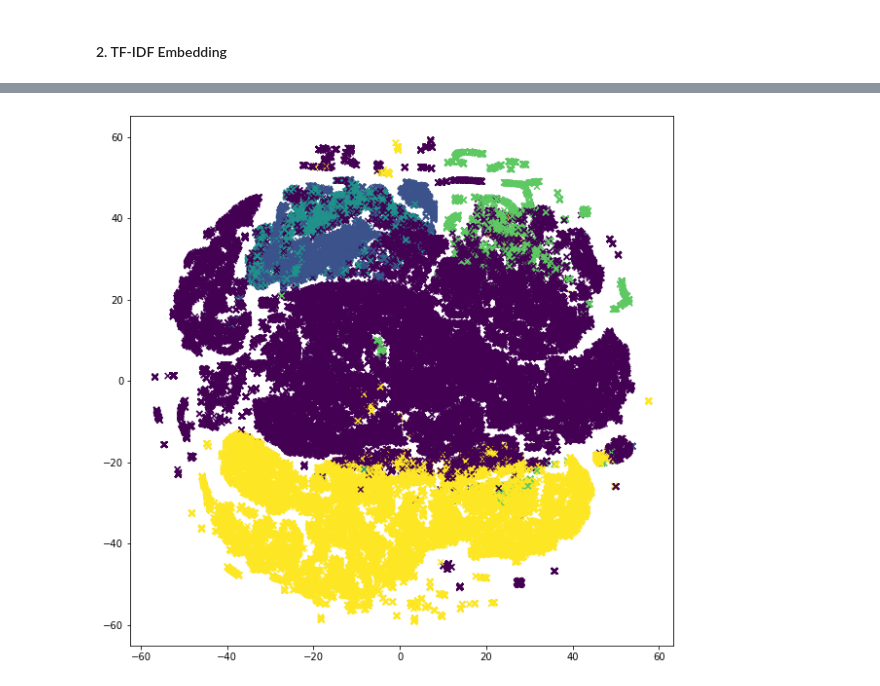
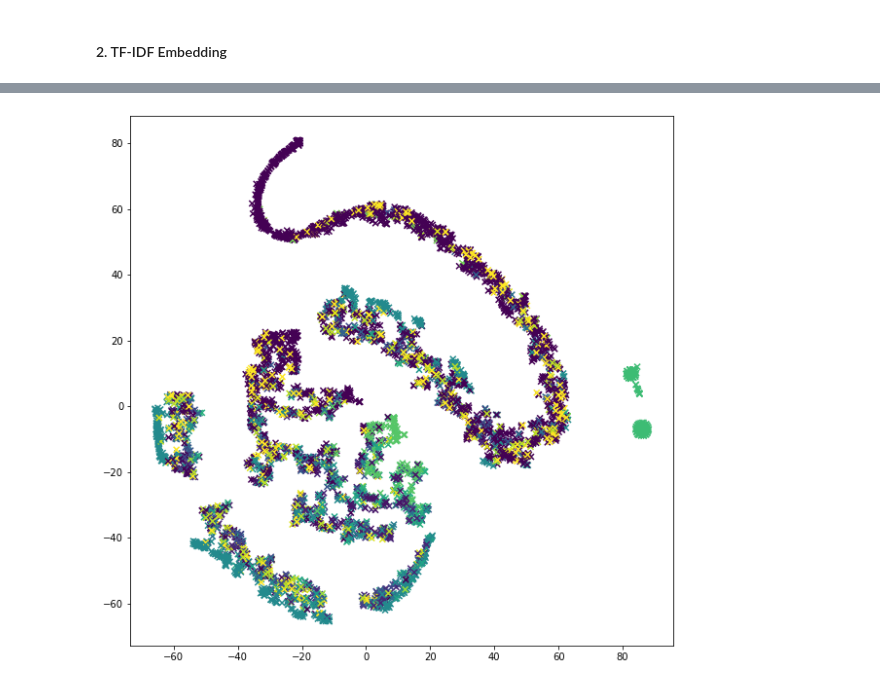
Before and after one commit to Skeneybao/MS-Competition, a Jupyter notebook: Topic Modeling/Topic Modeling.ipynb, the cells around one changed output, grey strips where cells are left out. Cells and saved outputs as stored; diff of their text form; code cells hidden in the pictures.

```diff
--- a/Topic Modeling/Topic Modeling.ipynb
+++ b/Topic Modeling/Topic Modeling.ipynb
@@ -350,5 +321,8 @@ from sklearn.cluster import KMeans
 # %%
-k = '202005'
+k = '2020-05'
+
+#must trandform string to token here (as word2vec only accepts tokenized data)
+token_data[k] = [s.split() for s in DP.textdata()[k]]
 word2vec_model[k] = Word2Vec(token_data[k], min_count = 1, size=32)
 word_vectors[k] = word2vec_model[k].wv.syn0
 num_clusters = 10
@@ -395,15 +369,16 @@ tfidf_vect = {}
 tfidf = {}
 kmeans_tfidf = {}
 # %%
-for k in string_data:
+for k in months:
     tfidf_vect[k] = TfidfVectorizer(stop_words=stop)
-    tfidf[k] = tfidf_vect[k].fit_transform(string_data[k])
+    tfidf[k] = tfidf_vect[k].fit_transform(DP.textdata()[k])
     # k-means fit
     kmeans_tfidf[k] = KMeans(n_clusters=20).fit(tfidf[k])
 
 #kmeans = KMeans(n_clusters = 10)
 #idx = kmeans.fit_predict(tfidf)
 # %%
+k = '2020-05'
 plt.title("2020 May topic clustering distribution")
 plt.hist(kmeans_tfidf[k].labels_)
 plt.xlabel('topic')
@@ -451,6 +429,6 @@ array([[5.91323141e-06, 5.20580812e-06, 9.80360177e-06, ...,
 
 from sklearn.manifold import TSNE
 from sklearn.decomposition import TruncatedSVD
-n = 10
-tfs_reduced = TruncatedSVD(n_components=k, random_state=0).fit_transform(tfidf[k])
-tfs_embedded = TSNE(n_components=5, perplexity=40, verbose=2).fit_transform(tfs_reduced)
+n = 20
+tfs_reduced = TruncatedSVD(n_components=2, random_state=0).fit_transform(tfidf[k])
+tfs_embedded = TSNE(n_components=2, perplexity=40, verbose=2).fit_transform(tfs_reduced)
@@ -457,7 +453,7 @@ tfs_embedded = TSNE(n_components=5, perplexity=40, verbose=2).fit_transform(tfs_
 # %%
 fig = plt.figure(figsize = (10, 10))
 ax = plt.axes()
-plt.scatter(tfs_embedded[:, 0], tfs_embedded[:, 1], marker = "x", c = kmeans.labels_)
+plt.scatter(tfs_embedded[:, 0], tfs_embedded[:, 1], marker = "x", c = kmeans_tfidf[k].labels_)
 plt.show()
 # %% [output]
-[figure, old version]
+[figure, new version]
```
Also changed, not shown: parts of 39 cells of this notebook.
